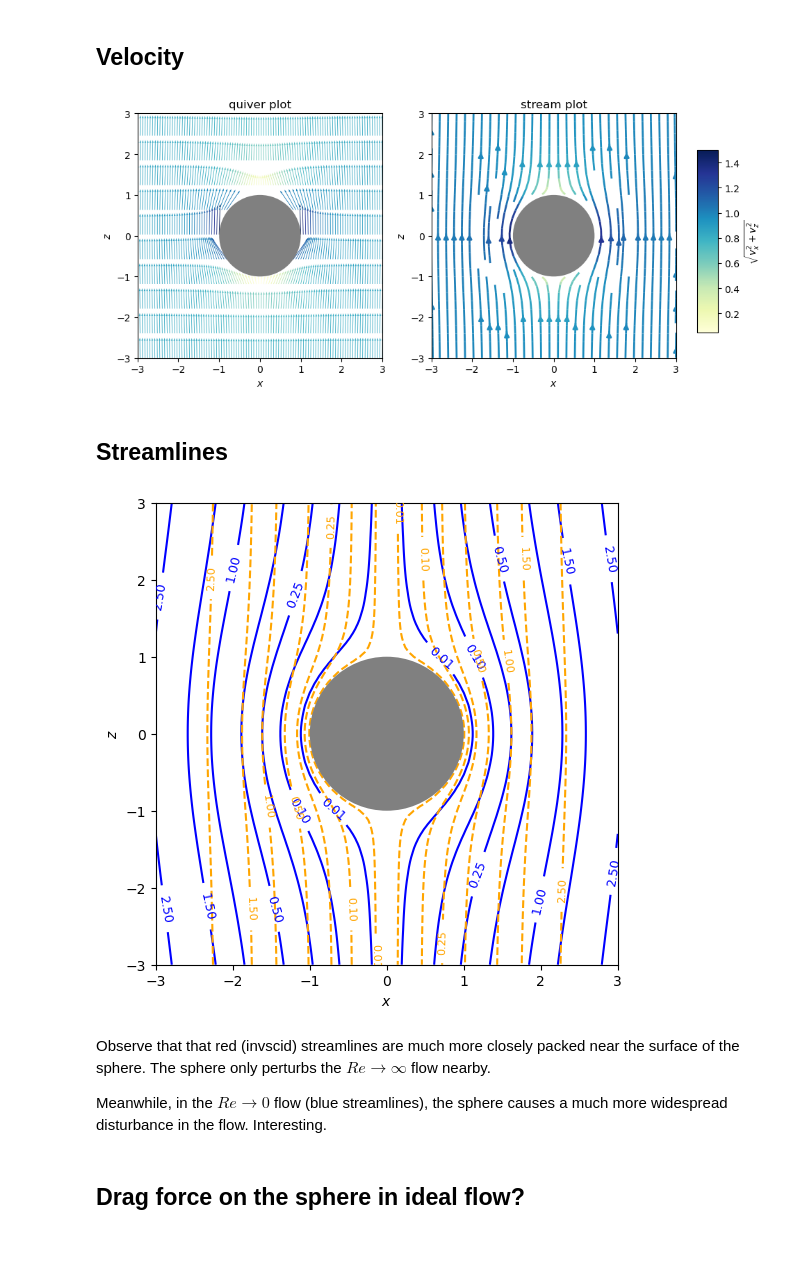
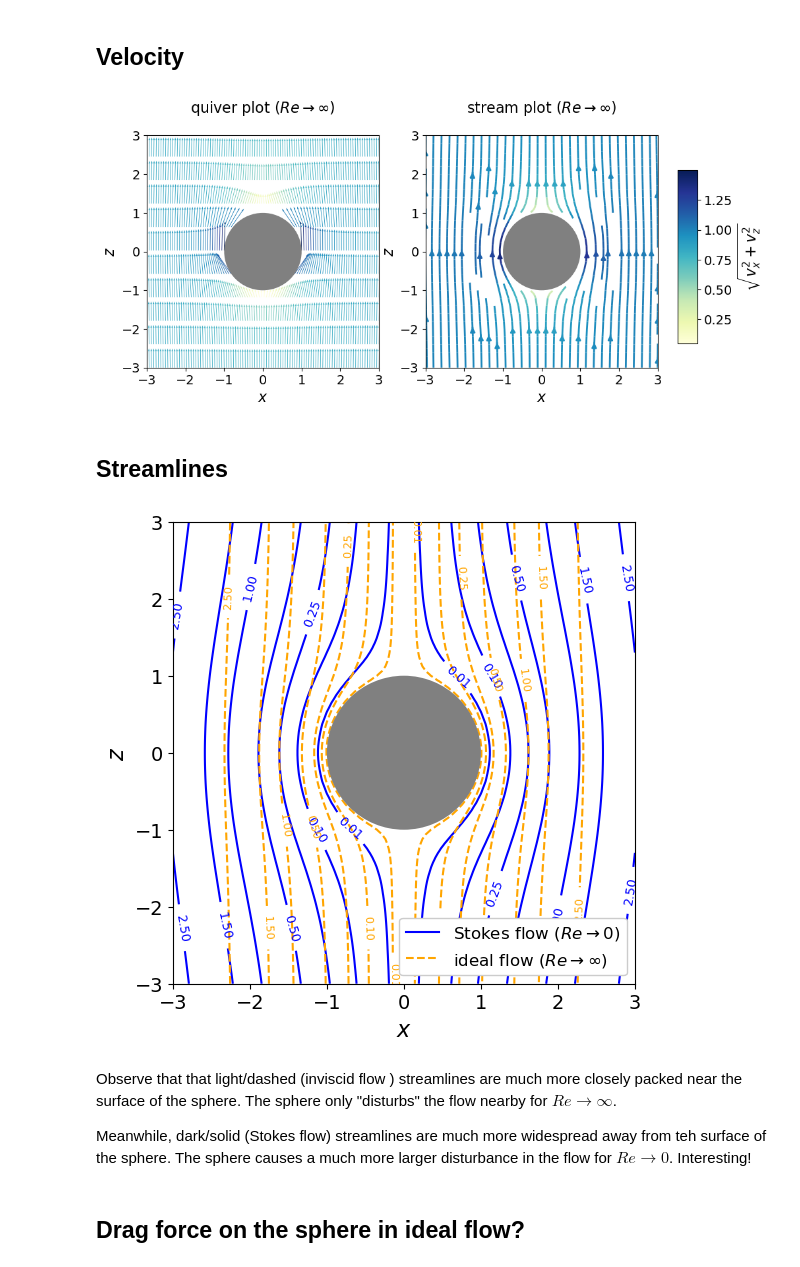
Before and after one commit to ichristov/intermediate-fluid-mechanics, a Jupyter notebook: Stokes_flow_past_sphere.ipynb, the cells around one changed output. Saved outputs shown, nothing was run; the diff lists cells and outputs as text; code cells hidden in the pictures.

Commit message:
some plot title/legend improvements

```diff
--- a/Stokes_flow_past_sphere.ipynb
+++ b/Stokes_flow_past_sphere.ipynb
@@ -545,21 +545,20 @@ newvz = newvr*np.cos(newth) - newvth*np.sin(newth)
 newvx[np.where(newx**2 + newz**2 < rad**2)] = np.nan
 newvz[np.where(newx**2 + newz**2 < rad**2)] = np.nan
 
-plt.style.use('dark_background')  # !
-fig, ax = plt.subplots()
+with plt.style.context('dark_background'): # !
+    fig, ax = plt.subplots()
 
-# white streamlines with variable width
-speed = np.sqrt(newvx**2 + newvz**2)
-mylw = 3*speed
-strm = ax.streamplot(newz, newx, newvz, newvx, linewidth=mylw, color='white')
-ax.add_patch(plt.Circle((0, 0), radius=rad, facecolor='gray', zorder=10))
+    # white streamlines with variable width
+    speed = np.sqrt(newvx**2 + newvz**2)
+    mylw = 3*speed
+    strm = ax.streamplot(newz, newx, newvz, newvx, linewidth=mylw, color='white')
+    ax.add_patch(plt.Circle((0, 0), radius=rad, facecolor='gray', zorder=10))
 
-ax.set_xlim([-newzmax, newzmax])
-ax.set_ylim([-newxmax, newxmax])
-ax.set_aspect('equal')
-ax.axis("off")
-fig.set_size_inches(12, 10)
-plt.style.use('default')         # !
+    ax.set_xlim([-newzmax, newzmax])
+    ax.set_ylim([-newxmax, newxmax])
+    ax.set_aspect('equal')
+    ax.axis("off")
+    fig.set_size_inches(12, 10)
 # %% [output]
 [figure]
 # %% [markdown]
@@ -707,41 +706,40 @@ ax1.set_xlabel('$x$')
 ax1.set_ylabel('$z$')
 ax1.set_xlim([-xmax, xmax])
 ax1.set_ylim([-zmax, zmax])
-ax1.set_title('quiver plot')
+ax1.set_title(r'quiver plot ($Re\to\infty$)')
 ax1.set_aspect('equal')
 
 # plot velocity in the phi=0 plane, skip some points for clarity
 skip = 10
 ax1.quiver(x[::skip], z[::skip], vx[::skip], vz[::skip],
            np.sqrt(vx[::skip]**2+vz[::skip]**2), cmap='YlGnBu',
            scale_units='xy', scale=2)
 # show the sphere
 ax1.add_patch(plt.Circle((0, 0), radius=rad, facecolor='gray', zorder=10))
 
 ax2.set_xlabel('$x$')
 ax2.set_ylabel('$z$')
 ax2.set_xlim([-xmax, xmax])
 ax2.set_ylim([-zmax, zmax])
-ax2.set_title('stream plot')
+ax2.set_title(r'stream plot ($Re\to\infty$)')
 ax2.set_aspect('equal')
 
 strm = ax2.streamplot(x, z, vx, vz,
                       color=np.sqrt(vx**2+vz**2),
                       linewidth=2, cmap='YlGnBu')
 # show the sphere
 ax2.add_patch(plt.Circle((0, 0), radius=rad, facecolor='gray', zorder=10))
 
 # make the colorabar look nice ...
 pos = ax2.get_position()
 pad, width = 0.03, 0.03
 ax3 = fig.add_axes([pos.xmax + pad, pos.ymin + 2*pad,
-
                    width, 0.7*(pos.ymax-pos.ymin)])
 fig.colorbar(strm.lines, cax=ax3, label=r'$\sqrt{v_x^2+v_z^2}$')
 
 fig.set_size_inches(10, 8)
 # %% [output]
-[figure, old version]
+[figure, new version]
 # %% [markdown]
 ## Streamlines
 # %%
@@ -772,14 +770,22 @@ ax.clabel(cspsi_i, inline=True, fontsize=8)
 c = plt.Circle((0, 0), radius=rad, facecolor='gray', zorder=10)
 ax.add_patch(c)
 
+# add legend
+from matplotlib.lines import Line2D
+legend_elements = [
+    Line2D([0], [0], color='b', label=r'Stokes flow ($Re\to0$)'),
+    Line2D([0], [0], color='orange', linestyle='dashed', label=r'ideal flow ($Re\to\infty$)'),
+]
+ax.legend(handles=legend_elements, framealpha=1, loc='lower right')
+
 # make the output figure a bit larger
 fig.set_size_inches(8, 6)
 # %% [output]
-[figure, old version]
+[figure, new version]
 # %% [markdown]
-Observe that that red (invscid) streamlines are much more closely packed near the surface of the sphere. The sphere only perturbs the $Re\to\infty$ flow nearby.
+Observe that that light/dashed (inviscid flow ) streamlines are much more closely packed near the surface of the sphere. The sphere only "disturbs" the flow nearby for $Re\to\infty$.
 
-Meanwhile, in the $Re\to0$ flow (blue streamlines), the sphere causes a much more widespread disturbance in the flow. Interesting.
+Meanwhile, dark/solid (Stokes flow) streamlines are much more widespread away from teh surface of the sphere. The sphere causes a much more larger disturbance in the flow for $Re\to0$. Interesting!
 # %% [markdown]
 ## Drag force on the sphere in ideal flow?
 # %% [markdown]
```
Also changed, not shown: parts of 4 cells of this notebook.
